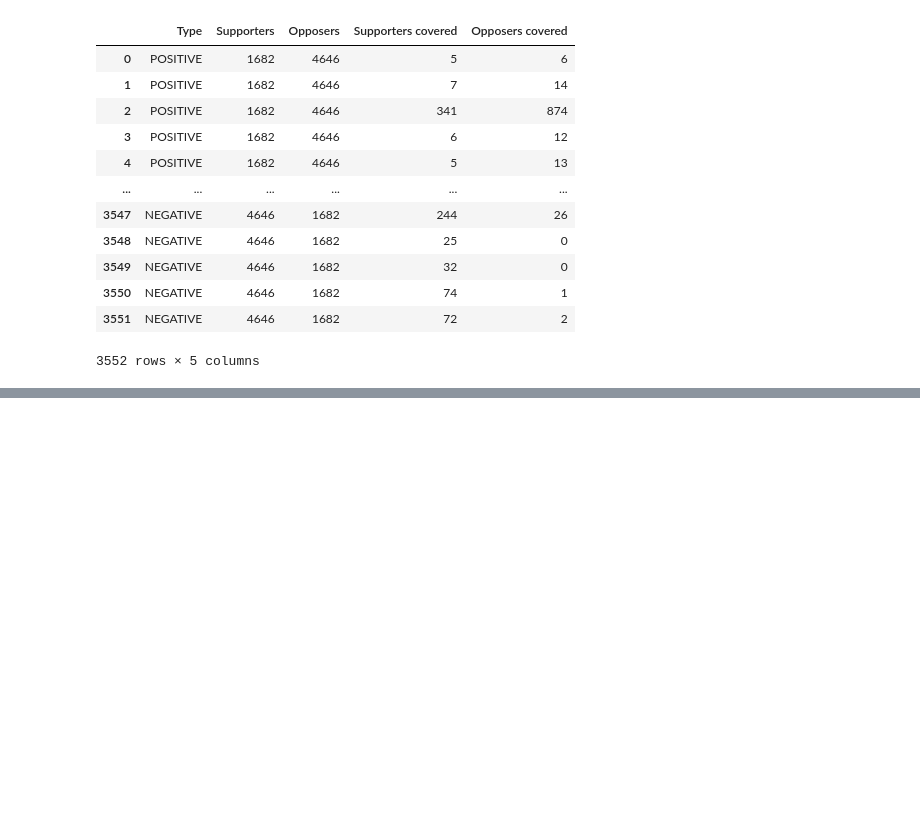
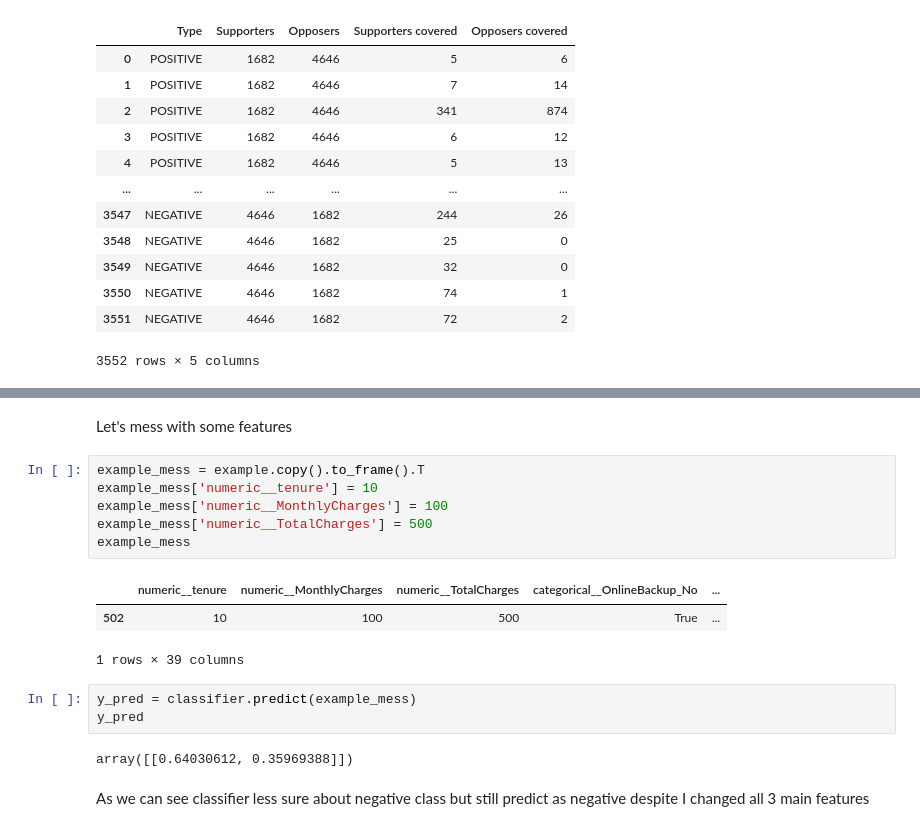
Before and after one commit to TTPO100AJIEX/OSDA-LazyFCA, a Jupyter notebook: 5__metrics.ipynb, the cells around one changed output, grey strips where cells are left out. Cells and saved outputs as stored; diff of their text form; blank space fills up the shorter version.

```diff
--- a/5__metrics.ipynb
+++ b/5__metrics.ipynb
@@ -83,0 +217,19 @@ classifier.explain(X_test.iloc[502]).display()
+# %% [markdown]
+Let's mess with some features
+# %%
+example_mess = example.copy().to_frame().T
+example_mess['numeric__tenure'] = 10
+example_mess['numeric__MonthlyCharges'] = 100
+example_mess['numeric__TotalCharges'] = 500
+example_mess
+# %% [output]
+|  | numeric__tenure | numeric__MonthlyCharges | numeric__TotalCharges | categorical__OnlineBackup_No | ... |
+| 502 | 10 | 100 | 500 | True | ... |
+1 rows × 39 columns
+# %%
+y_pred = classifier.predict(example_mess)
+y_pred
+# %% [output]
+array([[0.64030612, 0.35969388]])
+# %% [markdown]
+As we can see classifier less sure about negative class but still predict as negative despite I changed all 3 main features
```
Also changed, not shown: parts of 19 cells of this notebook, 1 other file.
